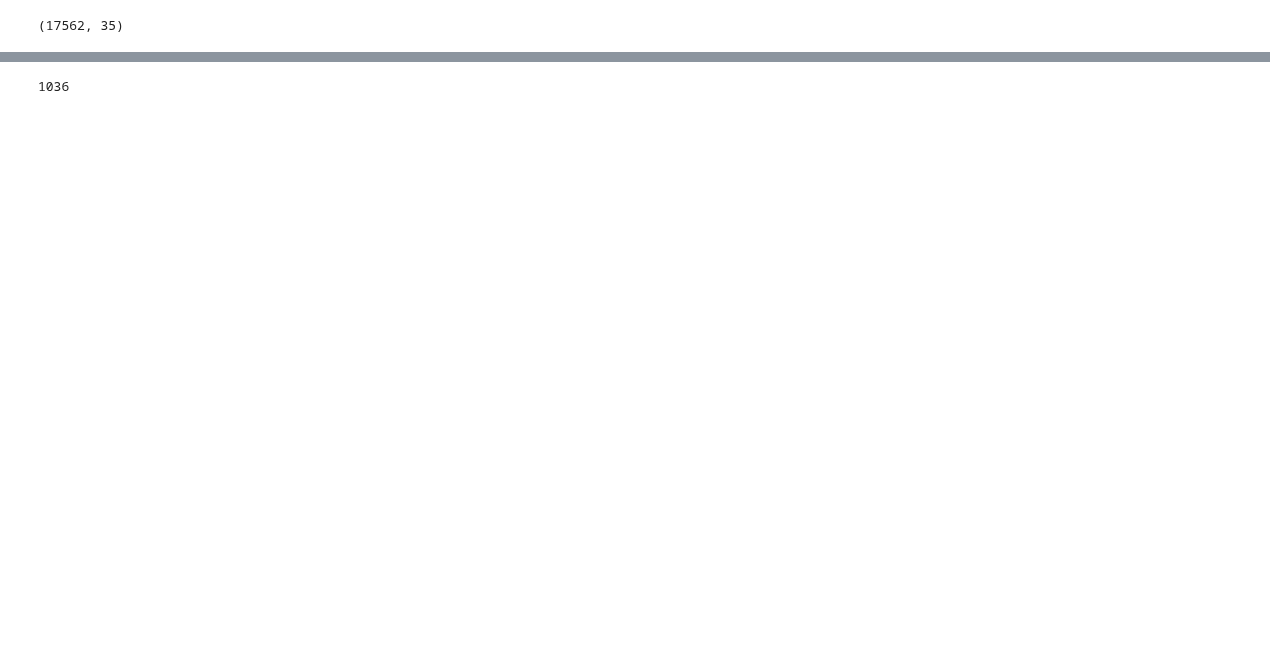
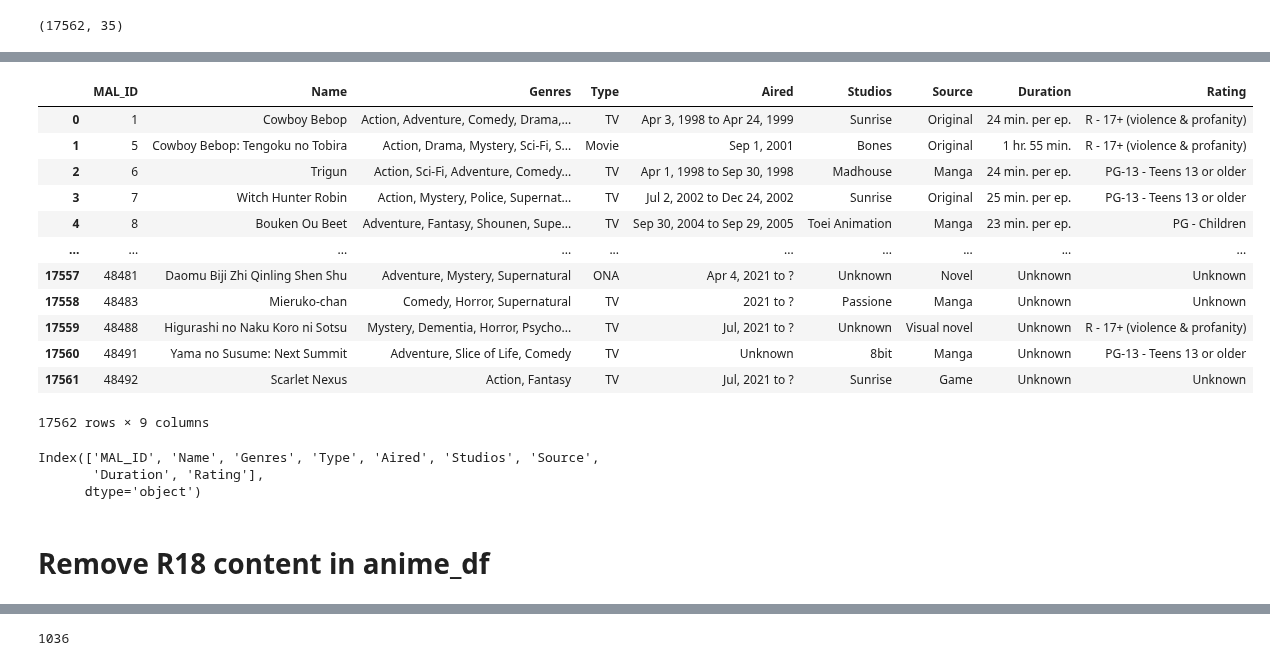
Before and after one commit to mijkami/Anime_Map, a Jupyter notebook: notebooks/Anime Map.ipynb, the cells around one changed output, grey strips where cells are left out. Cells and saved outputs as stored; diff of their text form; code cells hidden in the pictures; blank space fills up the shorter version.

```diff
--- a/notebooks/Anime Map.ipynb
+++ b/notebooks/Anime Map.ipynb
@@ -5,10 +5,10 @@ import pandas as pd
 import numpy as np
 import seaborn as sns
 # %%
-anime_df = pd.read_csv('data/anime.csv')
-animelist_df = pd.read_csv('data/animelist.csv')
-watching_status_df = pd.read_csv('data/watching_status.csv')
-rating_complete_df = pd.read_csv('data/rating_complete.csv')
+anime_df = pd.read_csv('../raw_data/anime.csv')
+users_anime_df = pd.read_csv('../raw_data/animelist.csv')
+#watching_status_df = pd.read_csv('../raw_data/watching_status.csv')
+#rating_complete_df = pd.read_csv('../raw_data/rating_complete.csv')
 # %%
 anime_df.head()
 # %% [output]
@@ -73 +129,27 @@ anime_df.shape
+# %%
+anime_df_relevant = anime_df[['MAL_ID', 'Name', 'Genres', 'Type', 'Aired', 'Studios', 'Source', 'Duration', 'Rating']]
+# %%
+anime_df_relevant
+# %% [output]
+|  | MAL_ID | Name | Genres | Type | Aired | Studios | Source | Duration | Rating |
+| 0 | 1 | Cowboy Bebop | Action, Adventure, Comedy, Drama,... | TV | Apr 3, 1998 to Apr 24, 1999 | Sunrise | Original | 24 min. per ep. | R - 17+ (violence & profanity) |
+| 1 | 5 | Cowboy Bebop: Tengoku no Tobira | Action, Drama, Mystery, Sci-Fi, S... | Movie | Sep 1, 2001 | Bones | Original | 1 hr. 55 min. | R - 17+ (violence & profanity) |
+| 2 | 6 | Trigun | Action, Sci-Fi, Adventure, Comedy... | TV | Apr 1, 1998 to Sep 30, 1998 | Madhouse | Manga | 24 min. per ep. | PG-13 - Teens 13 or older |
+| 3 | 7 | Witch Hunter Robin | Action, Mystery, Police, Supernat... | TV | Jul 2, 2002 to Dec 24, 2002 | Sunrise | Original | 25 min. per ep. | PG-13 - Teens 13 or older |
+| 4 | 8 | Bouken Ou Beet | Adventure, Fantasy, Shounen, Supe... | TV | Sep 30, 2004 to Sep 29, 2005 | Toei Animation | Manga | 23 min. per ep. | PG - Children |
+| ... | ... | ... | ... | ... | ... | ... | ... | ... | ... |
+| 17557 | 48481 | Daomu Biji Zhi Qinling Shen Shu | Adventure, Mystery, Supernatural | ONA | Apr 4, 2021 to ? | Unknown | Novel | Unknown | Unknown |
+| 17558 | 48483 | Mieruko-chan | Comedy, Horror, Supernatural | TV | 2021 to ? | Passione | Manga | Unknown | Unknown |
+| 17559 | 48488 | Higurashi no Naku Koro ni Sotsu | Mystery, Dementia, Horror, Psycho... | TV | Jul, 2021 to ? | Unknown | Visual novel | Unknown | R - 17+ (violence & profanity) |
+| 17560 | 48491 | Yama no Susume: Next Summit | Adventure, Slice of Life, Comedy | TV | Unknown | 8bit | Manga | Unknown | PG-13 - Teens 13 or older |
+| 17561 | 48492 | Scarlet Nexus | Action, Fantasy | TV | Jul, 2021 to ? | Sunrise | Game | Unknown | Unknown |
+17562 rows × 9 columns
+# %%
+anime_df_relevant.columns
+# %% [output]
+Index(['MAL_ID', 'Name', 'Genres', 'Type', 'Aired', 'Studios', 'Source',
+       'Duration', 'Rating'],
+      dtype='object')
+# %% [markdown]
+# Remove R18 content in anime_df
 # %%
```
Also changed, not shown: parts of 49 cells of this notebook.
